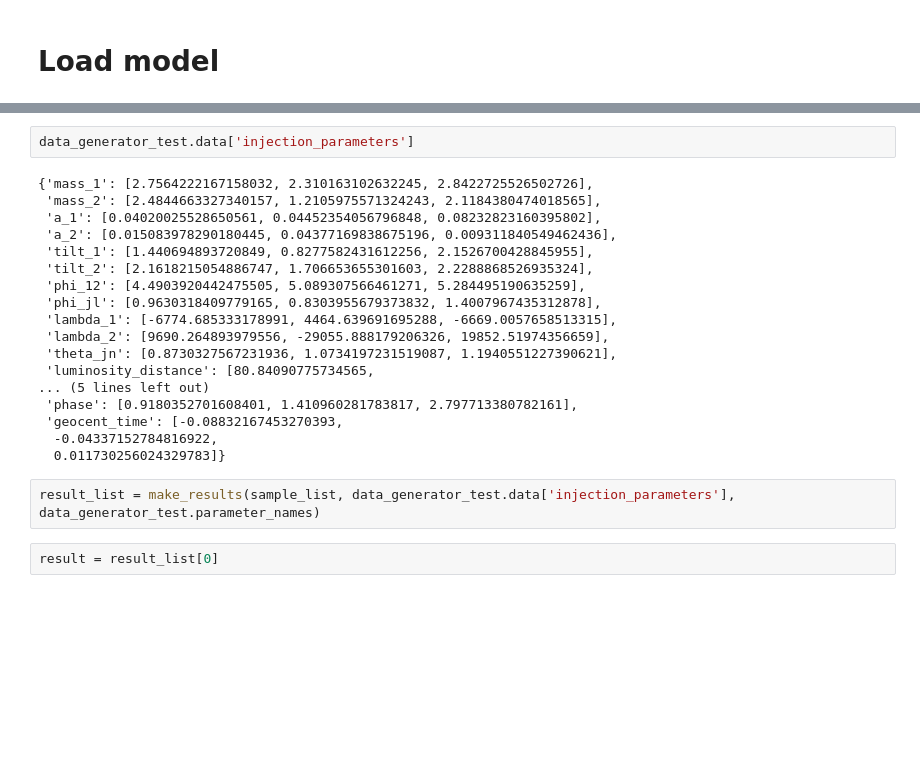
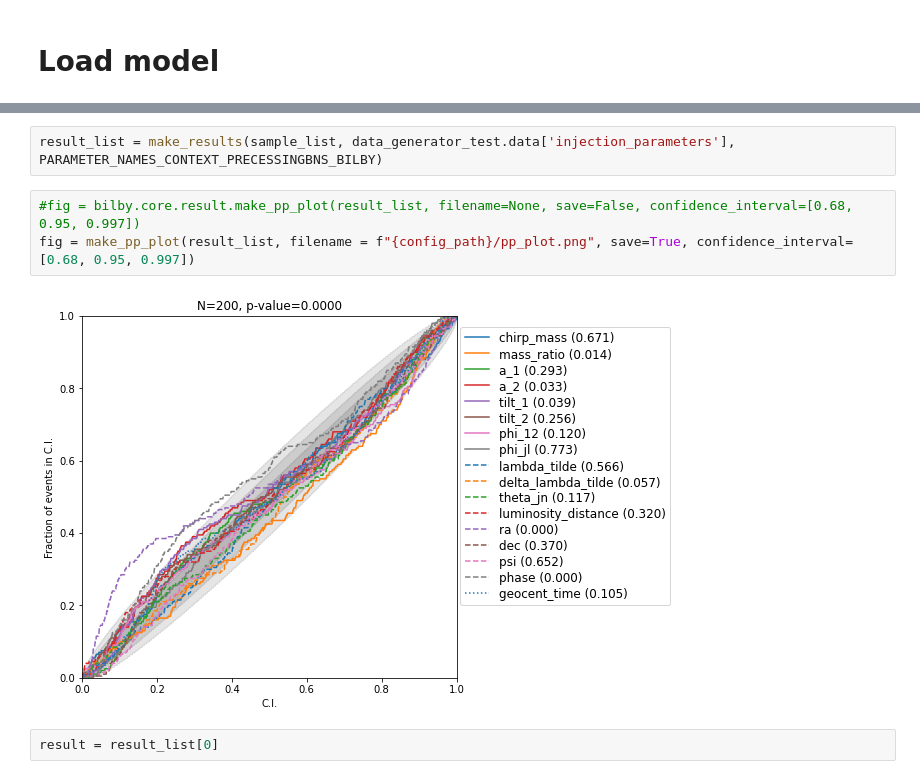
Before and after one commit to MarinerQ/river, a Jupyter notebook: scripts/sampling.ipynb, the cells around one changed output, grey strips where cells are left out. Saved outputs shown, nothing was run; the diff lists cells and outputs as text; blank space fills up the shorter version.

```diff
--- a/scripts/sampling.ipynb
+++ b/scripts/sampling.ipynb
@@ -191,24 +265,9 @@ torch.Size([3, 17, 5000])
-# %%
-data_generator_test.data['injection_parameters']
-# %% [output]
-{'mass_1': [2.7564222167158032, 2.310163102632245, 2.8422725526502726],
- 'mass_2': [2.4844663327340157, 1.2105975571324243, 2.1184380474018565],
- 'a_1': [0.04020025528650561, 0.04452354056796848, 0.08232823160395802],
- 'a_2': [0.015083978290180445, 0.04377169838675196, 0.009311840549462436],
- 'tilt_1': [1.440694893720849, 0.8277582431612256, 2.1526700428845955],
- 'tilt_2': [2.1618215054886747, 1.706653655301603, 2.2288868526935324],
- 'phi_12': [4.4903920442475505, 5.089307566461271, 5.284495190635259],
- 'phi_jl': [0.9630318409779165, 0.8303955679373832, 1.4007967435312878],
- 'lambda_1': [-6774.685333178991, 4464.639691695288, -6669.0057658513315],
- 'lambda_2': [9690.264893979556, -29055.888179206326, 19852.51974356659],
- 'theta_jn': [0.8730327567231936, 1.0734197231519087, 1.1940551227390621],
- 'luminosity_distance': [80.84090775734565,
-... (5 lines left out)
- 'phase': [0.9180352701608401, 1.410960281783817, 2.797713380782161],
- 'geocent_time': [-0.08832167453270393,
-  -0.04337152784816922,
-  0.011730256024329783]}
 # %%
-result_list = make_results(sample_list, data_generator_test.data['injection_parameters'], data_generator_test.parameter_names)
+result_list = make_results(sample_list, data_generator_test.data['injection_parameters'], PARAMETER_NAMES_CONTEXT_PRECESSINGBNS_BILBY)
+# %%
+#fig = bilby.core.result.make_pp_plot(result_list, filename=None, save=False, confidence_interval=[0.68, 0.95, 0.997])
+fig = make_pp_plot(result_list, filename = f"{config_path}/pp_plot.png", save=True, confidence_interval=[0.68, 0.95, 0.997])
+# %% [output]
+[figure, added]
 # %%
 result = result_list[0]
```
Also changed, not shown: parts of 22 cells of this notebook, 7 other files.
